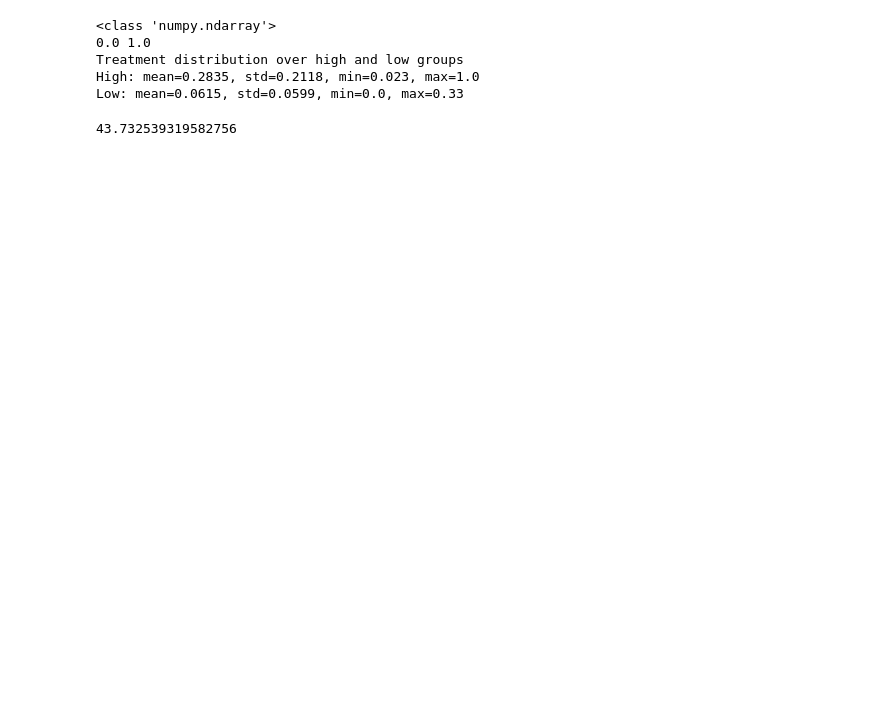
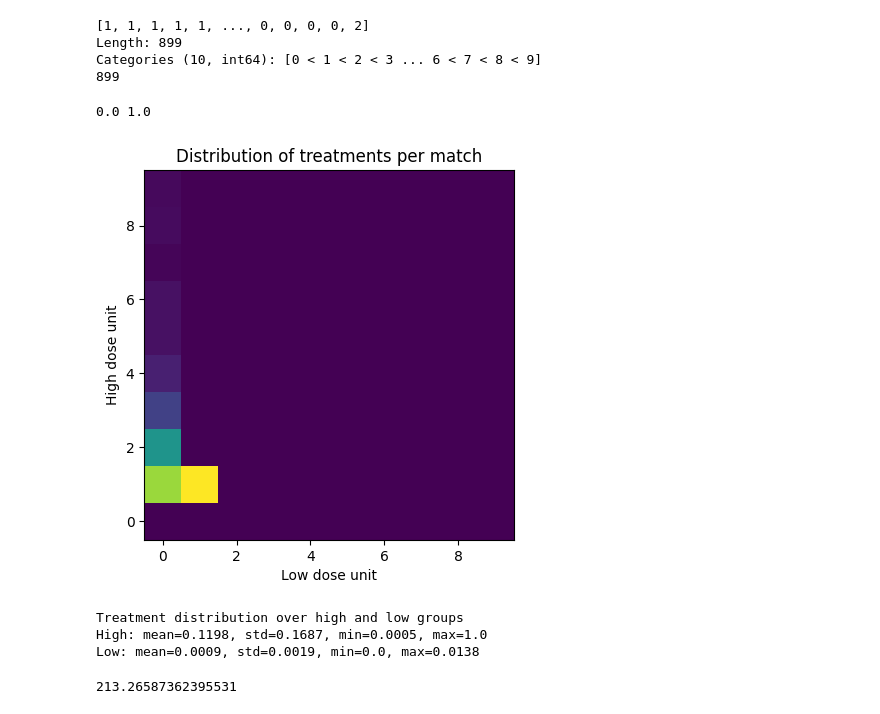
Before and after one commit to LeviPeeters/UC_Project, a Jupyter notebook: PropensityMatch.ipynb, the cells around one changed output. Drawn from its saved outputs; the diff is of its cells as text; code cells hidden in the pictures; blank space fills up the shorter version.

```diff
--- a/PropensityMatch.ipynb
+++ b/PropensityMatch.ipynb
@@ -149,24 +195,30 @@ class PropensityMatching():
 # %%
 # Run the process for greenspace
-gdf = ReadData("data/prepared_data_more_green.csv")
+gdf = ReadData("data/prepared_data.csv")
+
 green = PropensityMatching(
     "Green",
     gdf["DEPRESSION_RISK"],
     gdf['percent_green'],
-    gdf[confounders+["percent_blue"]]
+    gdf[confounders+["percent_blue"]],
+    10,
 )
-green.CalculatePropensityScore(10, False)
+green.CalculatePropensityScore()
 green.DistanceMatrix()
 green.MinWeightMaximalMatch()
 green.TreatmentEffect()
 green.HighAndLowGroups()
 green.ATE
 # %% [output]
-<class 'numpy.ndarray'>
-0.0 1.0
-Treatment distribution over high and low groups
-High: mean=0.2835, std=0.2118, min=0.023, max=1.0
-Low: mean=0.0615, std=0.0599, min=0.0, max=0.33
+[1, 1, 1, 1, 1, ..., 0, 0, 0, 0, 2]
+Length: 899
+Categories (10, int64): [0 < 1 < 2 < 3 ... 6 < 7 < 8 < 9]
+899
-43.732539319582756
+0.0 1.0
+[figure, added]
+Treatment distribution over high and low groups
+High: mean=0.1198, std=0.1687, min=0.0005, max=1.0
+Low: mean=0.0009, std=0.0019, min=0.0, max=0.0138
+213.26587362395531
 # %%
 # Run the process for bluespace
```
Also changed, not shown: parts of 11 cells of this notebook.
